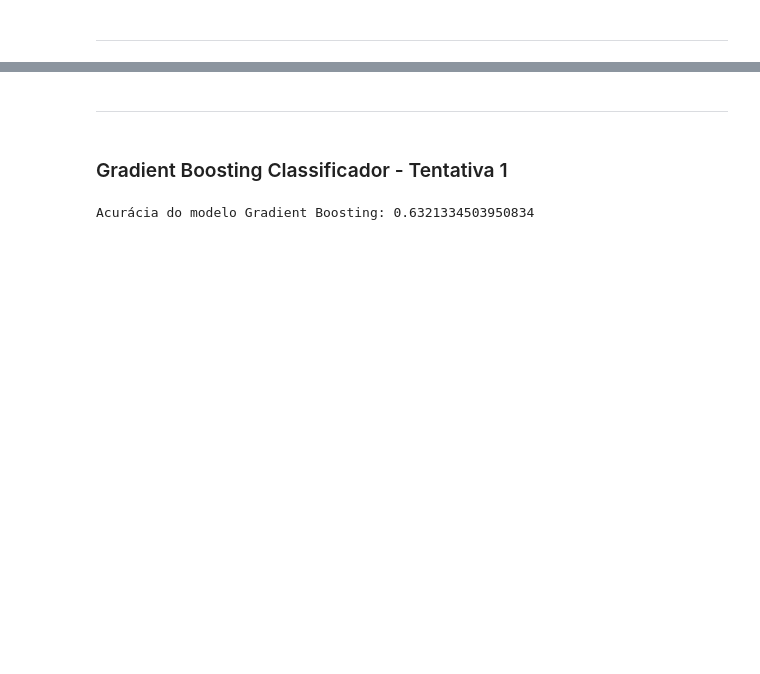
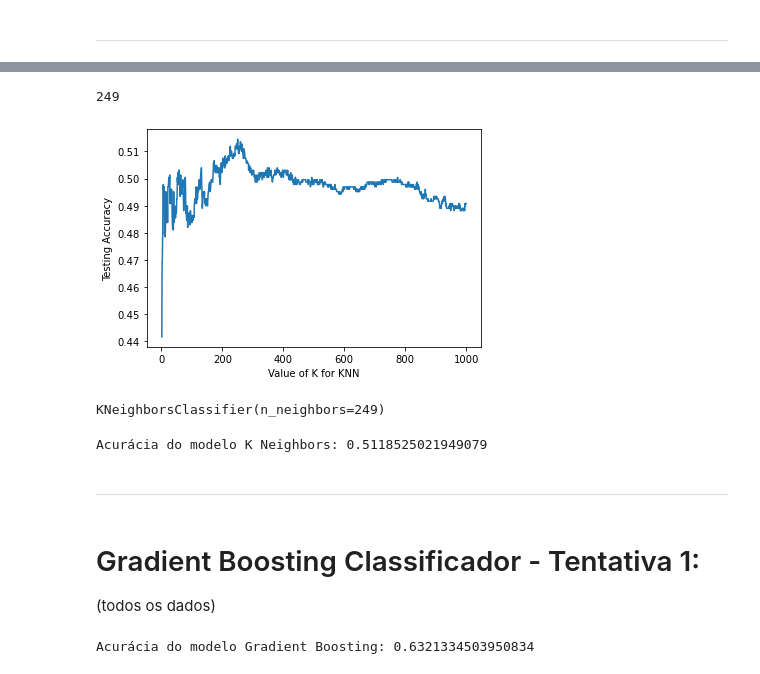
Before and after one commit to leonardodma/Projeto2_Cdados, a Jupyter notebook: classificacao_premiere_league.ipynb, the cells around one changed output, grey strips where cells are left out. Cells and saved outputs as stored; diff of their text form; code cells hidden in the pictures; blank space fills up the shorter version.

```diff
--- a/classificacao_premiere_league.ipynb
+++ b/classificacao_premiere_league.ipynb
@@ -573,7 +558,45 @@ Acurácia do modelo K Neighbors: 0.5092186128182616
+# %%
+KN2_X_train, KN2_X_test, KN2_y_train, KN2_y_test = train_test_split(KN2_X, KN2_y, test_size=.25, random_state=42)
+# %%
+k_range = range(1,1001)
+max_k2 = 0
+max_k_value2 = 0
+acuracia2 = []
+
+
+for valor2 in k_range:
+    classificador_KNeigh = KNeighborsClassifier(n_neighbors=valor2)
+    classificador_KNeigh.fit(KN2_X_train, KN2_y_train)
+    KN2_y_pred = classificador_KNeigh.predict(KN2_X_test)
+    acuracia2.append(accuracy_score(KN2_y_test, KN2_y_pred))
+
+for i in range(len(acuracia2)):
+    if max_k2 < acuracia2[i]:
+        max_k2 = acuracia2[i]
+        max_k_value2 = i
+
+plt.plot(k_range, acuracia2)
+plt.xlabel('Value of K for KNN')
+plt.ylabel('Testing Accuracy')
+print(max_k_value2)
+# %% [output]
+249
+[figure, added]
+# %%
+KN2_classificador = KNeighborsClassifier(n_neighbors=max_k_value2)
+KN2_classificador.fit(KN2_X_train, KN2_y_train)
+# %% [output]
+KNeighborsClassifier(n_neighbors=249)
+# %%
+KN2_y_pred = KN2_classificador.predict(KN2_X_test)
+print('Acurácia do modelo K Neighbors:', accuracy_score(KN2_y_test, KN2_y_pred))
+# %% [output]
+Acurácia do modelo K Neighbors: 0.5118525021949079
 # %% [markdown]
 ----
 # %% [markdown]
-### Gradient Boosting Classificador - Tentativa 1
+# Gradient Boosting Classificador - Tentativa 1:
+(todos os dados)
 # %%
 classificador_Gradiente = GradientBoostingClassifier(random_state=0)
 classificador_Gradiente.fit(X_train, y_train)
```
Also changed, not shown: parts of 26 cells of this notebook.
